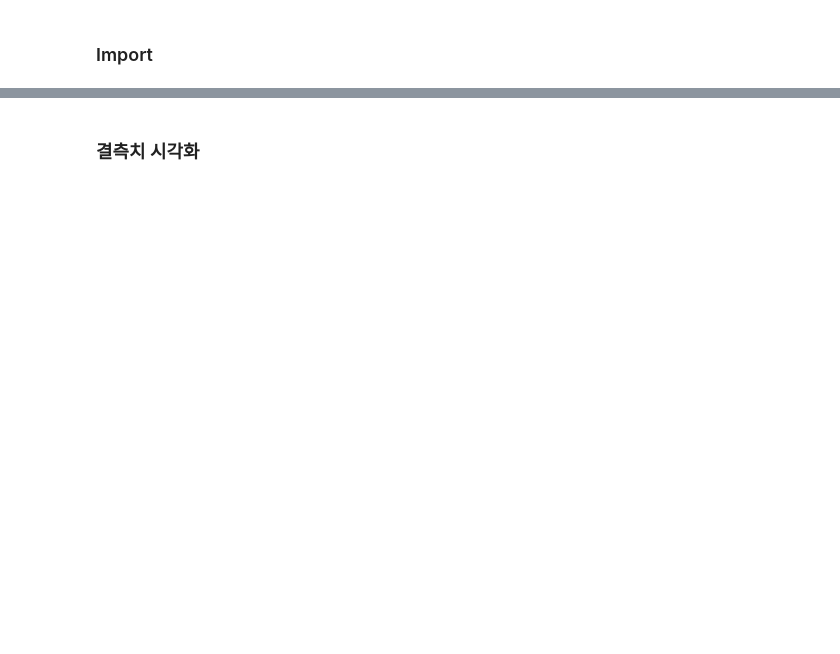
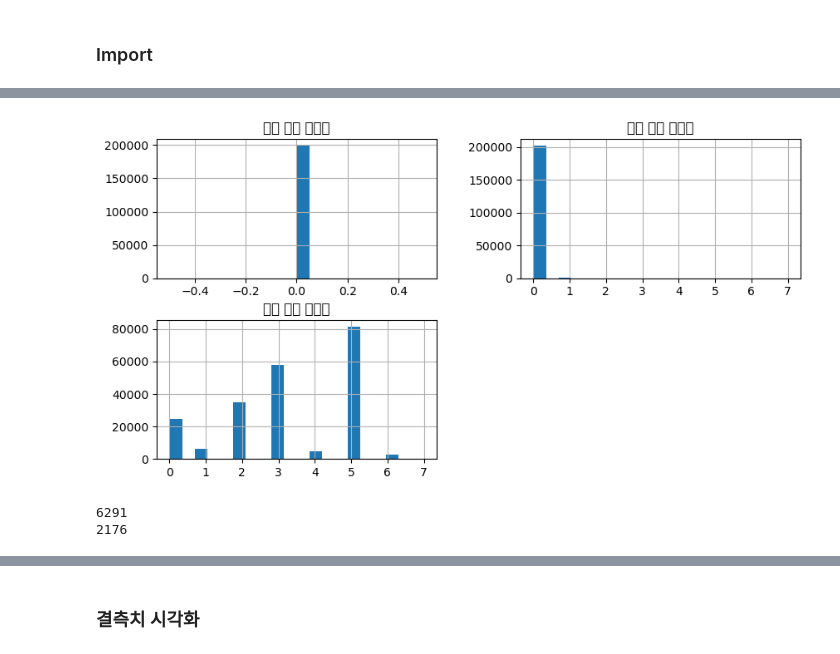
Before and after one commit to helloNarehase/LG_Aimers_2025, a Jupyter notebook: data_preprocess/missing_val.ipynb, the cells around one changed output, grey strips where cells are left out. Drawn from its saved outputs; the diff is of its cells as text; code cells hidden in the pictures; blank space fills up the shorter version.

```diff
--- a/data_preprocess/missing_val.ipynb
+++ b/data_preprocess/missing_val.ipynb
@@ -14,3 +11,5 @@ import seaborn as sns
 # %%
 train_df = pd.read_csv("Data/train.csv").drop(columns=['ID'])
 test_df = pd.read_csv("Data/test.csv").drop(columns=['ID'])
+train_X = train_df.drop(["임신 성공 여부"], axis=1)
+y = train_df["임신 성공 여부"]
@@ -16,0 +42,6 @@ test_df = pd.read_csv("Data/test.csv").drop(columns=['ID'])
+# %%
+# 결측치 비율 50% 넘는 열 삭제
+train_cleaned, dropped_columns = drop_high_missing_columns(train_X, threshold=0.5)
+print(dropped_columns)
+test_cleaned, dropped_columns = drop_high_missing_columns(test_df, threshold=0.5)
+print(dropped_columns)
@@ -16,0 +76,13 @@ test_df = pd.read_csv("Data/test.csv").drop(columns=['ID'])
+# %%
+train_cleaned[['난자 채취 경과일','난자 혼합 경과일','배아 이식 경과일']].hist(figsize=(10, 5), bins=20)
+plt.show()
+# %% [output]
+[figure, added]
+# %%
+di_cnt = train_cleaned[train_cleaned['시술 유형'] == 'DI'].shape[0]
+print(di_cnt)
+di_count = test_cleaned[test_cleaned['시술 유형'] == 'DI'].shape[0]
+print(di_count)
+# %% [output]
+6291
+2176
```
Also changed, not shown: parts of 40 cells of this notebook.
